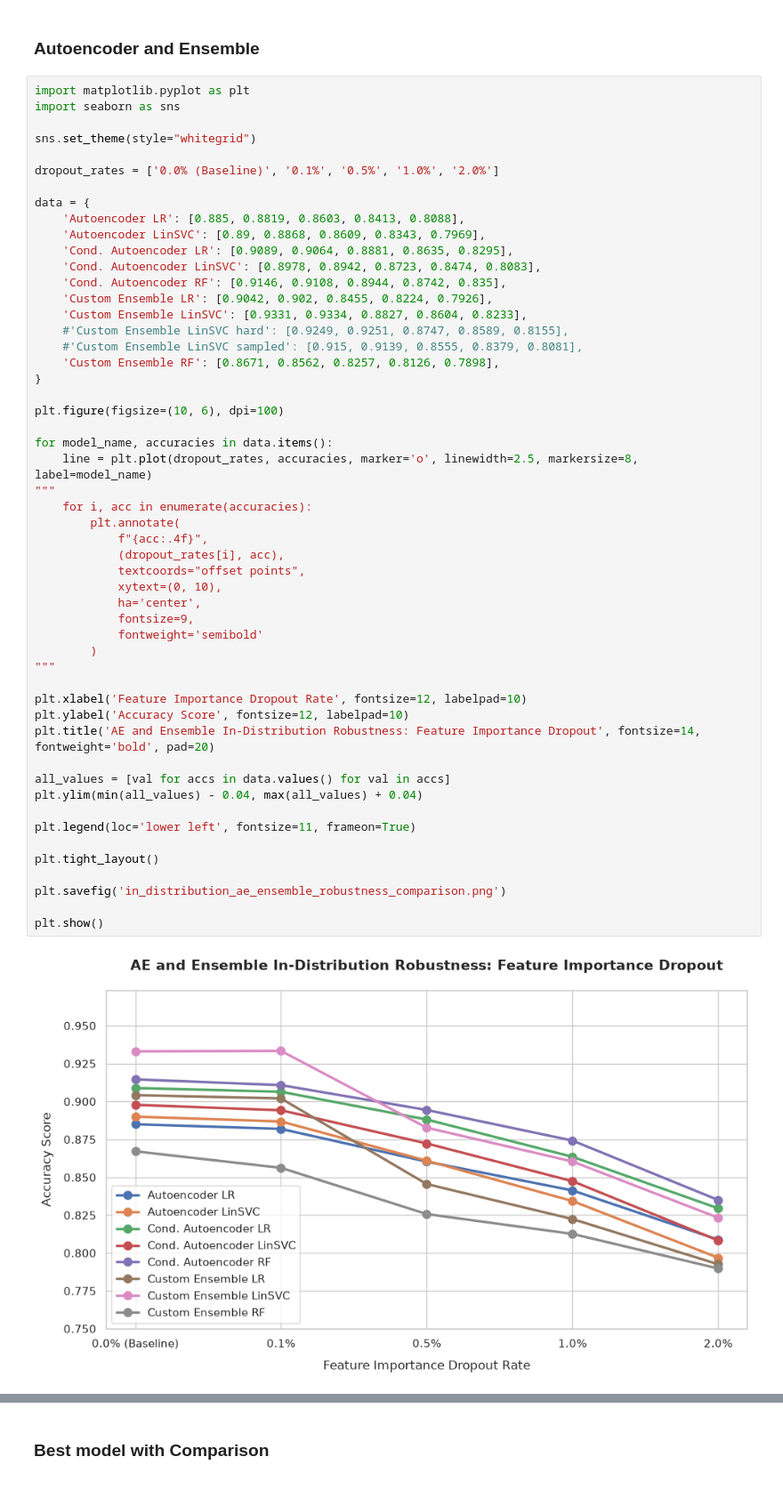
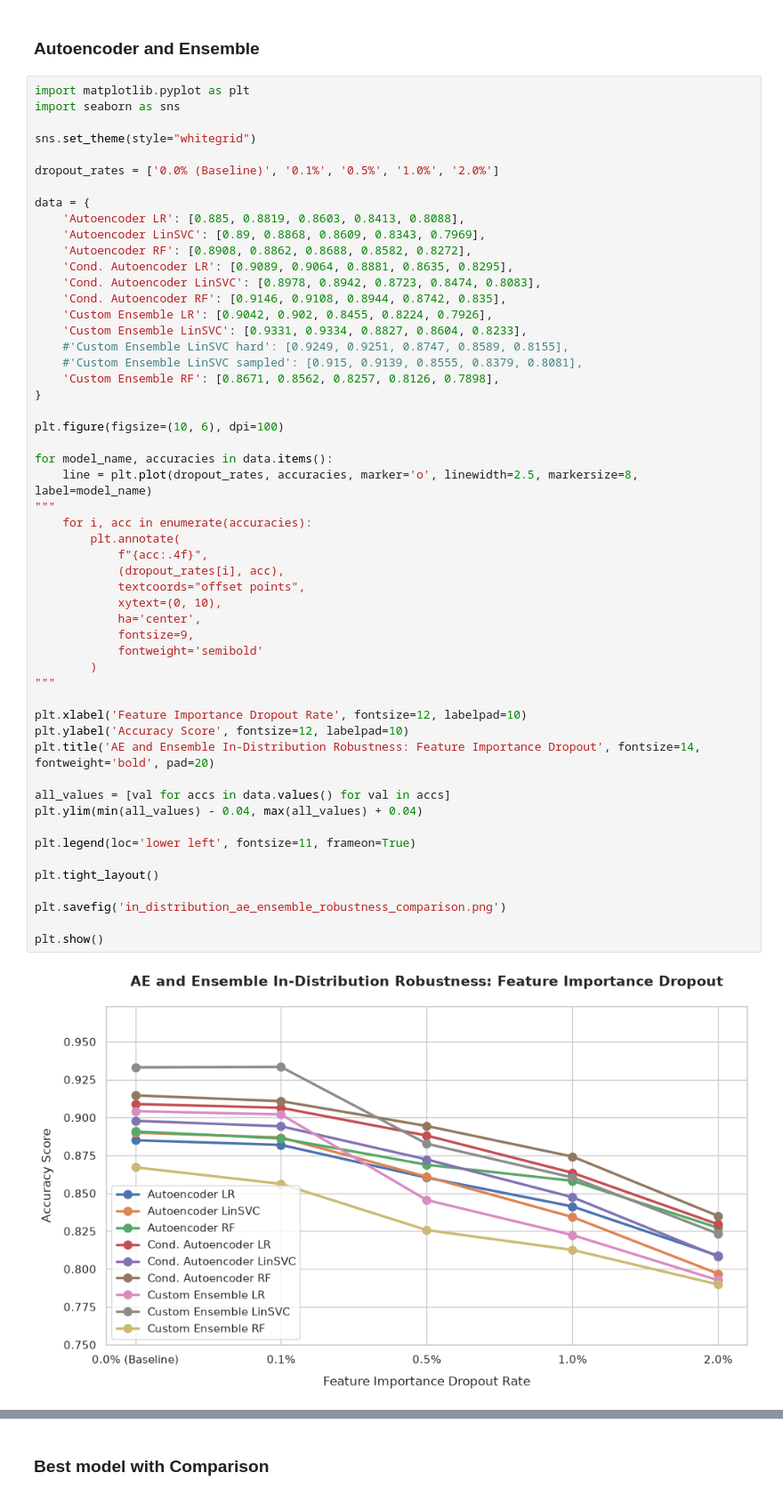
Before and after one commit to Boolean-true/CLACELL, a Jupyter notebook: evaluation/plot_robustness_results.ipynb, the cells around one changed output, grey strips where cells are left out. Shown at 89% size. Drawn from its saved outputs; the diff is of its cells as text.

```diff
--- a/evaluation/plot_robustness_results.ipynb
+++ b/evaluation/plot_robustness_results.ipynb
@@ -218,6 +312,7 @@ dropout_rates = ['0.0% (Baseline)', '0.1%', '0.5%', '1.0%', '2.0%']
 data = {
     'Autoencoder LR': [0.885, 0.8819, 0.8603, 0.8413, 0.8088],
     'Autoencoder LinSVC': [0.89, 0.8868, 0.8609, 0.8343, 0.7969],
+    'Autoencoder RF': [0.8908, 0.8862, 0.8688, 0.8582, 0.8272],
     'Cond. Autoencoder LR': [0.9089, 0.9064, 0.8881, 0.8635, 0.8295],
     'Cond. Autoencoder LinSVC': [0.8978, 0.8942, 0.8723, 0.8474, 0.8083],
     'Cond. Autoencoder RF': [0.9146, 0.9108, 0.8944, 0.8742, 0.835],
@@ -233,34 +328,34 @@ plt.figure(figsize=(10, 6), dpi=100)
 for model_name, accuracies in data.items():
     line = plt.plot(dropout_rates, accuracies, marker='o', linewidth=2.5, markersize=8, label=model_name)
 """
     for i, acc in enumerate(accuracies):
         plt.annotate(
             f"{acc:.4f}",
             (dropout_rates[i], acc),
             textcoords="offset points",
             xytext=(0, 10),
             ha='center',
             fontsize=9,
             fontweight='semibold'
         )
 """
 
 plt.xlabel('Feature Importance Dropout Rate', fontsize=12, labelpad=10)
 plt.ylabel('Accuracy Score', fontsize=12, labelpad=10)
 plt.title('AE and Ensemble In-Distribution Robustness: Feature Importance Dropout', fontsize=14, fontweight='bold', pad=20)
 
 all_values = [val for accs in data.values() for val in accs]
 plt.ylim(min(all_values) - 0.04, max(all_values) + 0.04)
 
 plt.legend(loc='lower left', fontsize=11, frameon=True)
 
 plt.tight_layout()
 
 plt.savefig('in_distribution_ae_ensemble_robustness_comparison.png')
 
 plt.show()
 # %% [output]
-[figure, old version]
+[figure, new version]
 # %%
 import matplotlib.pyplot as plt
 import seaborn as sns
```
Also changed, not shown: parts of 9 cells of this notebook, 15 other files.
